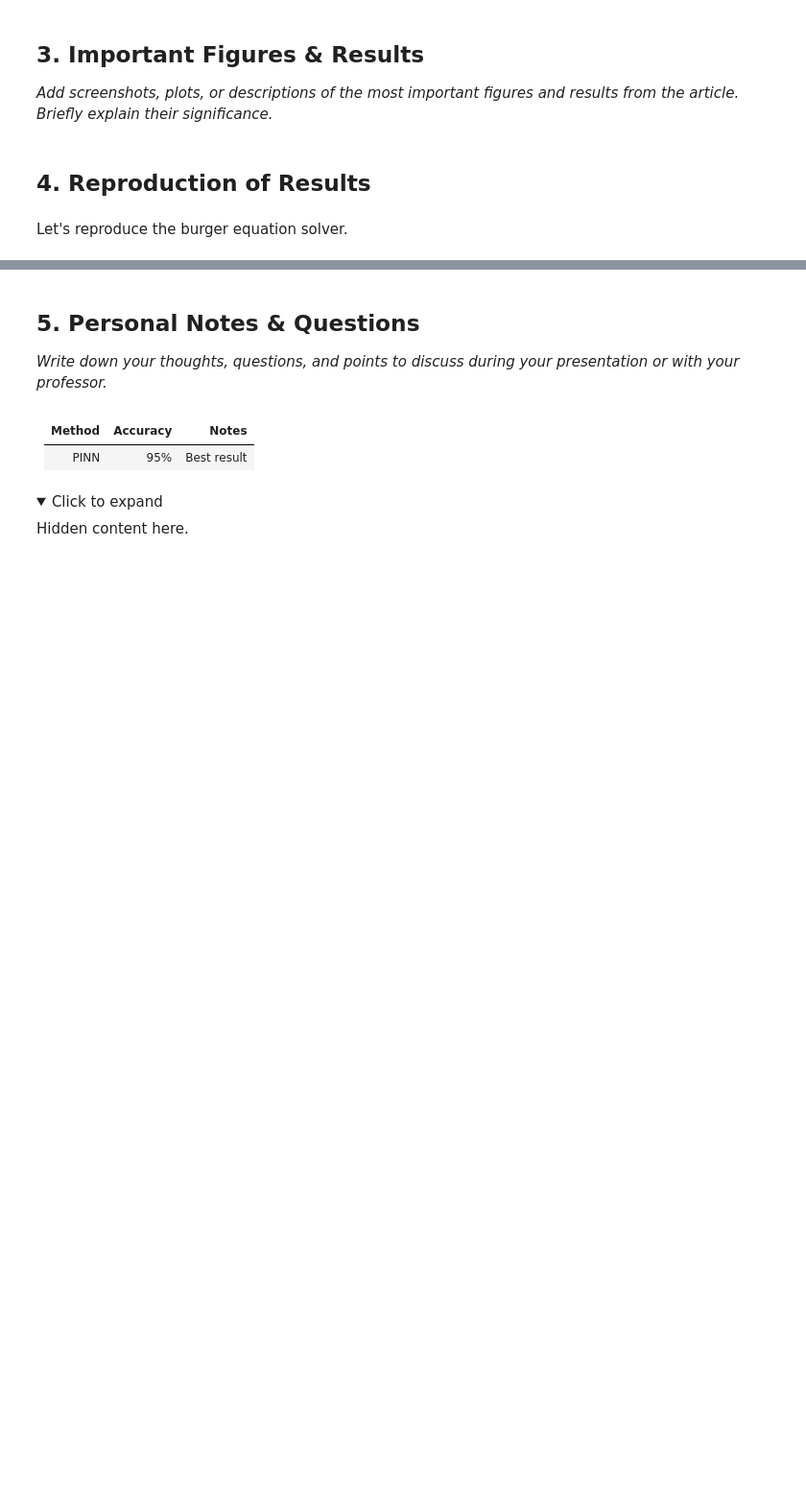
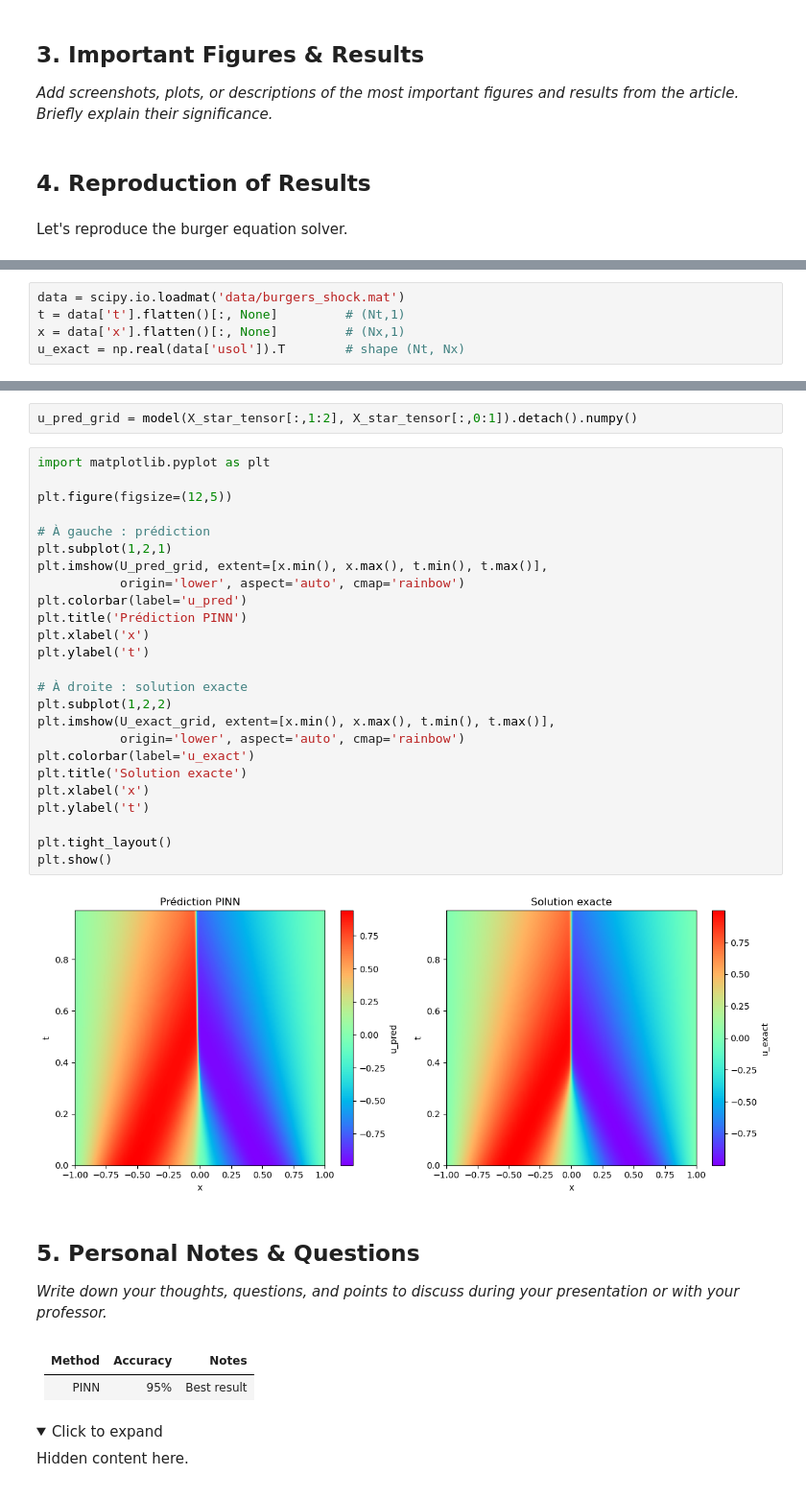
Before and after one commit to ayoub-dhibi-ENSL/pinn_review, a Jupyter notebook: notes.ipynb, the cells around one changed output, grey strips where cells are left out. Shown: that part at 96% size. Drawn from its saved outputs; the diff is of its cells as text; folded sections open; blank space fills up the shorter version.

Commit message:
Code finis pour burger

```diff
--- a/notes.ipynb
+++ b/notes.ipynb
@@ -202,0 +204,5 @@ def f(x, t, model):
+# %%
+data = scipy.io.loadmat('data/burgers_shock.mat')
+t = data['t'].flatten()[:, None]         # (Nt,1)
+x = data['x'].flatten()[:, None]         # (Nx,1)
+u_exact = np.real(data['usol']).T        # shape (Nt, Nx)
@@ -203,3 +278,32 @@ def f(x, t, model):
+# %%
+u_pred_grid = model(X_star_tensor[:,1:2], X_star_tensor[:,0:1]).detach().numpy()
+# %%
+import matplotlib.pyplot as plt
+
+plt.figure(figsize=(12,5))
+
+# À gauche : prédiction
+plt.subplot(1,2,1)
+plt.imshow(U_pred_grid, extent=[x.min(), x.max(), t.min(), t.max()],
+           origin='lower', aspect='auto', cmap='rainbow')
+plt.colorbar(label='u_pred')
+plt.title('Prédiction PINN')
+plt.xlabel('x')
+plt.ylabel('t')
+
+# À droite : solution exacte
+plt.subplot(1,2,2)
+plt.imshow(U_exact_grid, extent=[x.min(), x.max(), t.min(), t.max()],
+           origin='lower', aspect='auto', cmap='rainbow')
+plt.colorbar(label='u_exact')
+plt.title('Solution exacte')
+plt.xlabel('x')
+plt.ylabel('t')
+
+plt.tight_layout()
+plt.show()
+# %% [output]
+[figure, added]
 # %% [markdown]
 ## 5. Personal Notes & Questions <a id="personal-notes--questions"></a>
 
```
Also changed, not shown: parts of 12 cells of this notebook, 1 other file.
